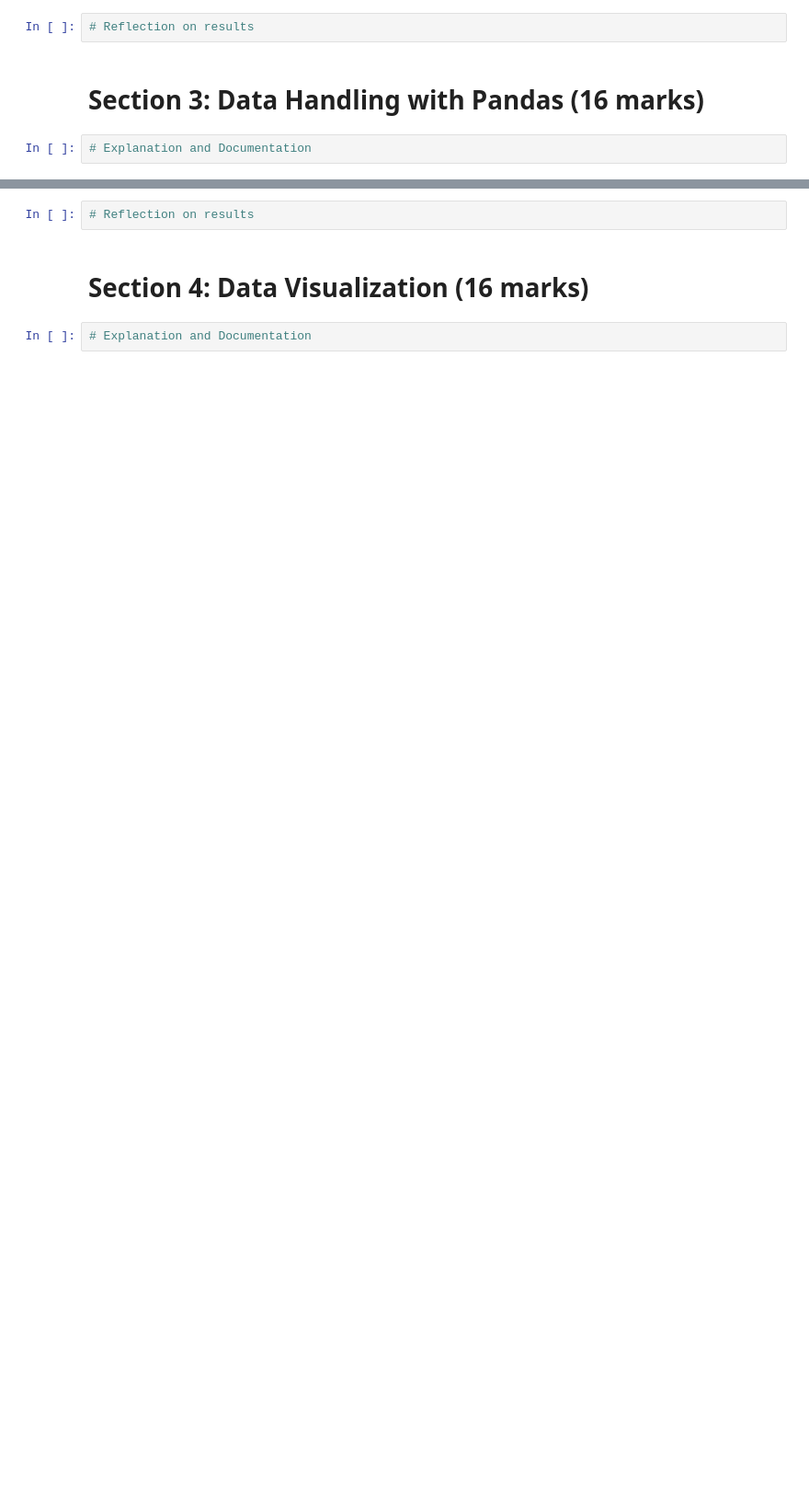
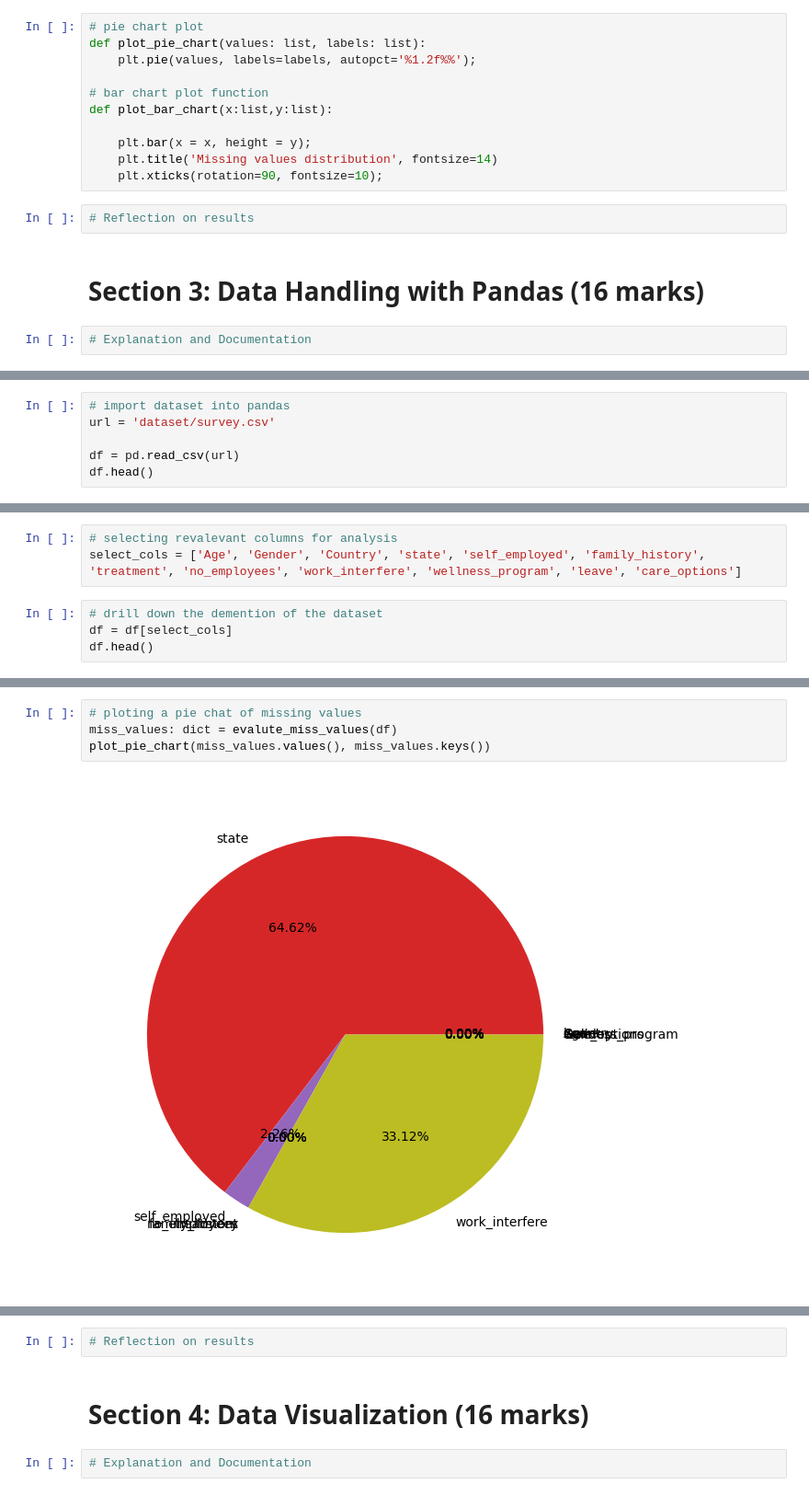
Before and after one commit to guavacoderepo/SOFT40161-COURSE-WORK, a Jupyter notebook: NTU_N1280799_SOFT40161.ipynb, the cells around one changed output, grey strips where cells are left out. Shown at 92% size. Drawn from its saved outputs; the diff is of its cells as text; blank space fills up the shorter version.

Commit message:
visual added"

```diff
--- a/NTU_N1280799_SOFT40161.ipynb
+++ b/NTU_N1280799_SOFT40161.ipynb
@@ -26,6 +82,17 @@ My GitHub Link: <a href="https://github.com/guavacoderepo/SOFT40161-COURSE-WORK.
 # Section 2: Functions and Modules (16 marks)
 # %%
 # Explanation and Documentation
+# %%
+# pie chart plot
+def plot_pie_chart(values: list, labels: list):
+    plt.pie(values, labels=labels, autopct='%1.2f%%');
+
+# bar chart plot function
+def plot_bar_chart(x:list,y:list):
+
+    plt.bar(x = x, height = y);
+    plt.title('Missing values distribution', fontsize=14)
+    plt.xticks(rotation=90, fontsize=10);
 # %%
 # Reflection on results
 # %% [markdown]
@@ -43,0 +102,6 @@ df.head(2)
+# %%
+# import dataset into pandas
+url = 'dataset/survey.csv'
+
+df = pd.read_csv(url)
+df.head()
@@ -43,0 +170,7 @@ df.head(2)
+# %%
+# selecting revalevant columns for analysis
+select_cols = ['Age', 'Gender', 'Country', 'state', 'self_employed', 'family_history', 'treatment', 'no_employees', 'work_interfere', 'wellness_program', 'leave', 'care_options']
+# %%
+# drill down the demention of the dataset
+df = df[select_cols]
+df.head()
@@ -43,0 +184,6 @@ df.head(2)
+# %%
+# ploting a pie chat of missing values
+miss_values: dict = evalute_miss_values(df)
+plot_pie_chart(miss_values.values(), miss_values.keys())
+# %% [output]
+[figure, added]
```
Also changed, not shown: parts of 27 cells of this notebook, 1 other file.
